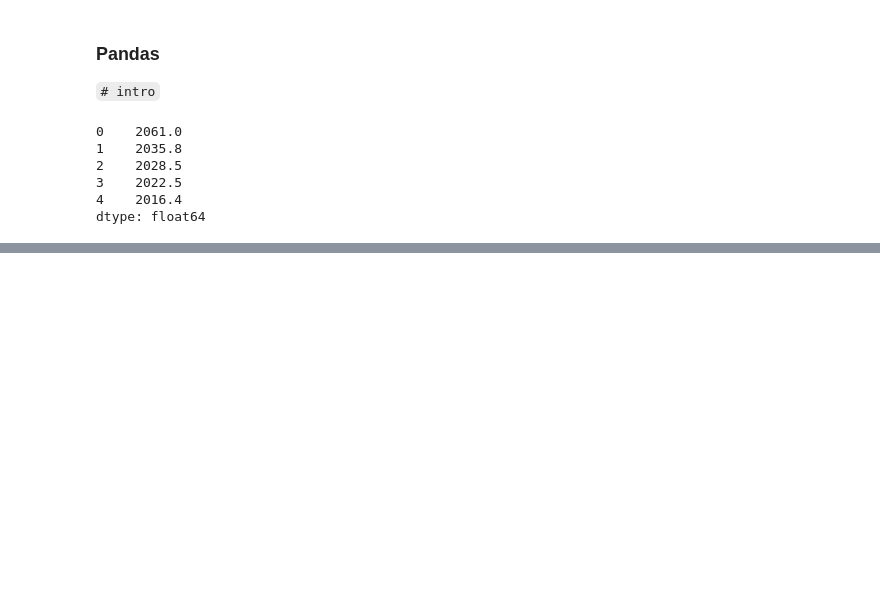
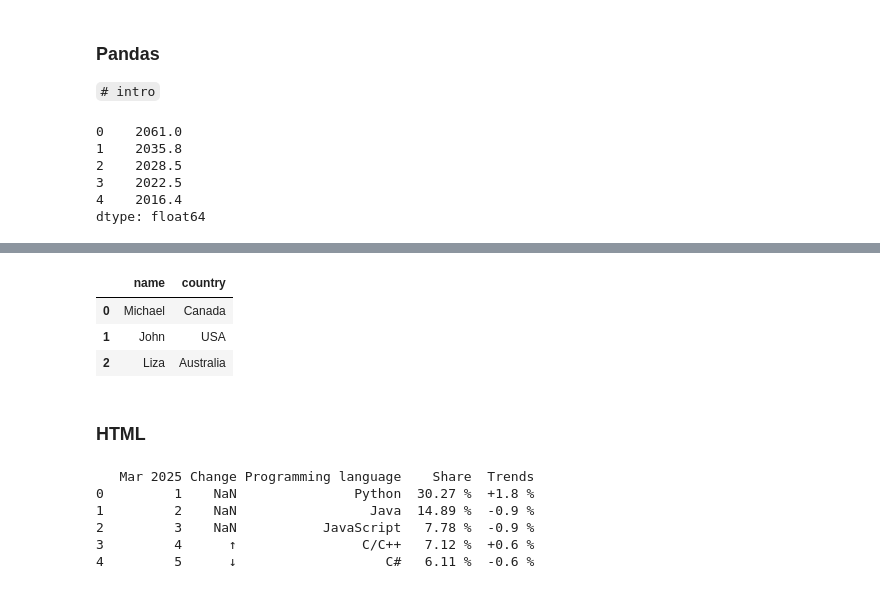
Before and after one commit to YuliiaChorna1/DS-02.1-Statistics-Pandas-, a Jupyter notebook: 2.1_extra_EDA.ipynb, the cells around one changed output, grey strips where cells are left out. Saved outputs shown, nothing was run; the diff lists cells and outputs as text; code cells hidden in the pictures; blank space fills up the shorter version.

```diff
--- a/2.1_extra_EDA.ipynb
+++ b/2.1_extra_EDA.ipynb
@@ -231,0 +431,15 @@ mountains_height = pd.Series(
+# %%
+import os
+import json
+
+PATH = "../../data"
+
+with open(os.path.join(PATH, "employees.json"), "w") as file:
+    json.dump(data, file)
+# %%
+pd.read_json(os.path.join(PATH, "employees.json"), orient=None)
+# %% [output]
+|  | name | country |
+| 0 | Michael | Canada |
+| 1 | John | USA |
+| 2 | Liza | Australia |
@@ -231,0 +456,12 @@ mountains_height = pd.Series(
+# %% [markdown]
+### HTML
+# %%
+tmp = pd.read_html("https://statisticstimes.com/tech/top-computer-languages.php", attrs={"id": "table_id1"})
+print(tmp[0].head())
+# %% [output]
+   Mar 2025 Change Programming language    Share  Trends
+0         1    NaN               Python  30.27 %  +1.8 %
+1         2    NaN                 Java  14.89 %  -0.9 %
+2         3    NaN           JavaScript   7.78 %  -0.9 %
+3         4      ↑                C/C++   7.12 %  +0.6 %
+4         5      ↓                   C#   6.11 %  -0.6 %
```
Also changed, not shown: parts of 60 cells of this notebook.
